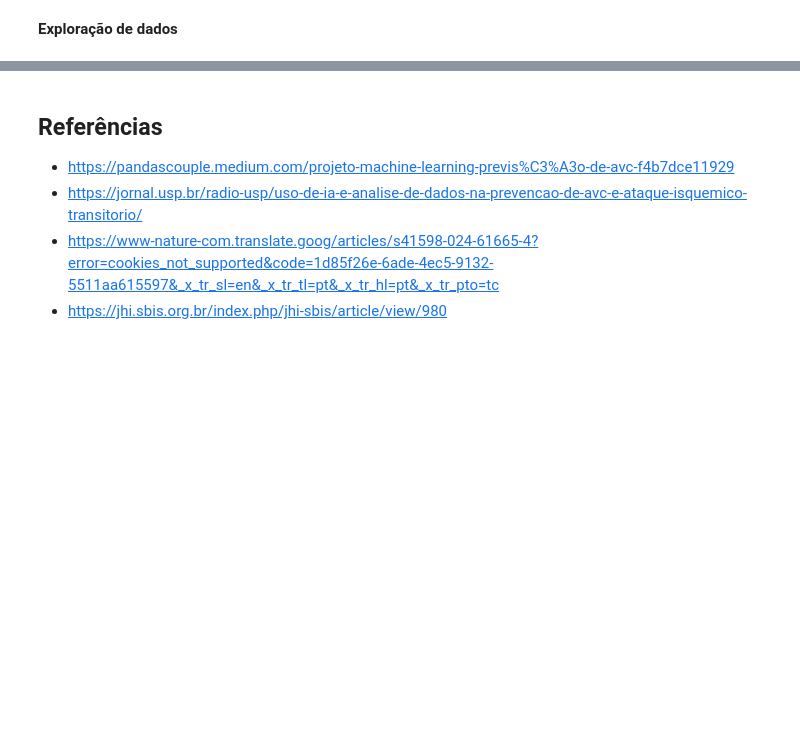
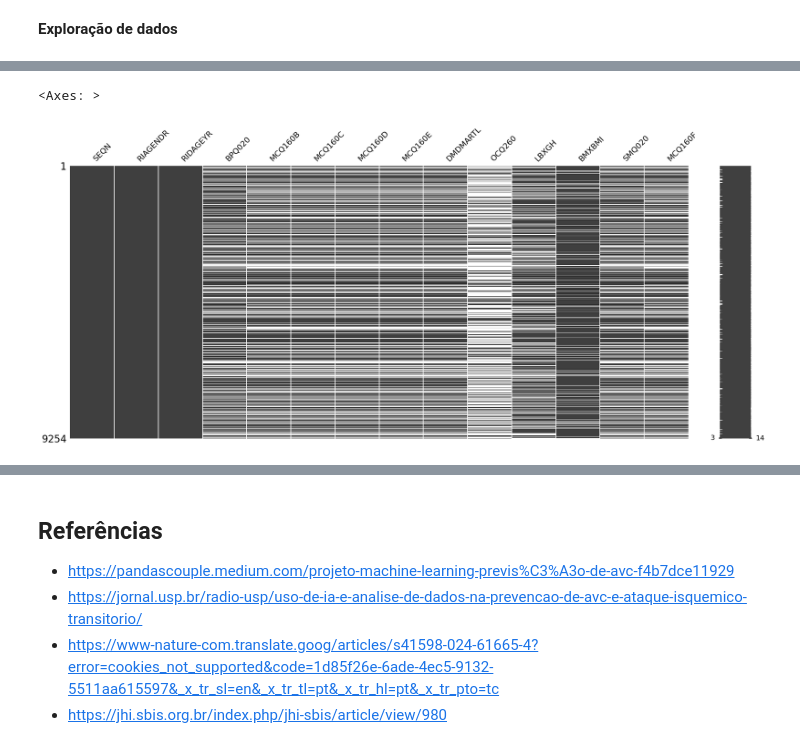
Before and after one commit to paulosobral/fiap-pos-tech-ia-para-devs, a Jupyter notebook: 01-aulas-gravadas/01-welcome-to-ia-para-devs/07-tech-challenge/tech-challenge-fase-1.ipynb, the cells around one changed output, grey strips where cells are left out. Saved outputs shown, nothing was run; the diff lists cells and outputs as text; code cells hidden in the pictures; blank space fills up the shorter version.

```diff
--- a/01-aulas-gravadas/01-welcome-to-ia-para-devs/07-tech-challenge/tech-challenge-fase-1.ipynb
+++ b/01-aulas-gravadas/01-welcome-to-ia-para-devs/07-tech-challenge/tech-challenge-fase-1.ipynb
@@ -129,0 +180,6 @@ df.head(5)
+# %%
+import missingno as msno
+msno.matrix(df)
+# %% [output]
+<Axes: >
+[figure, added]
```
Also changed, not shown: parts of 6 cells of this notebook, 1 other file.
